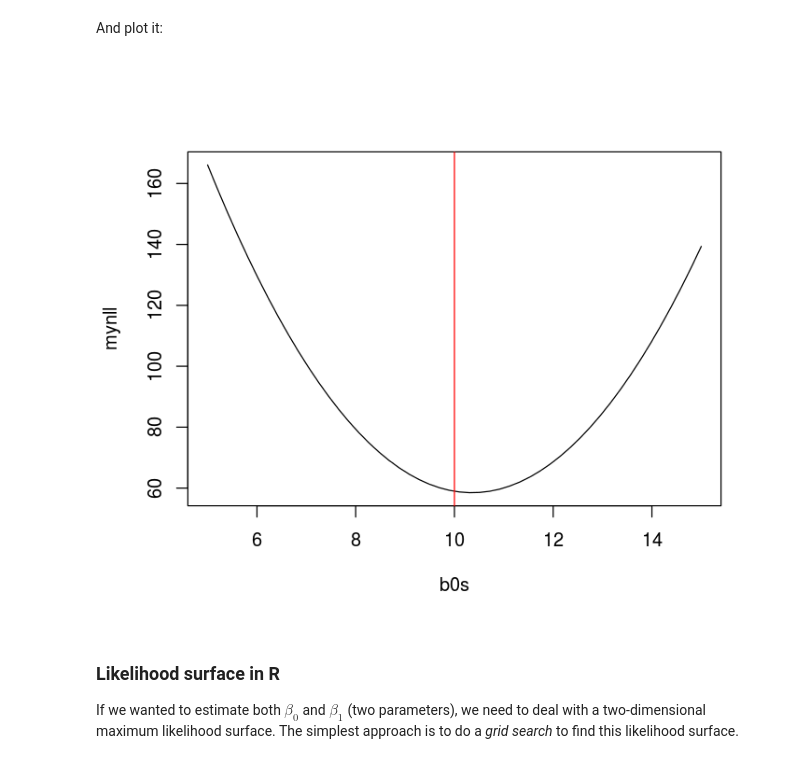
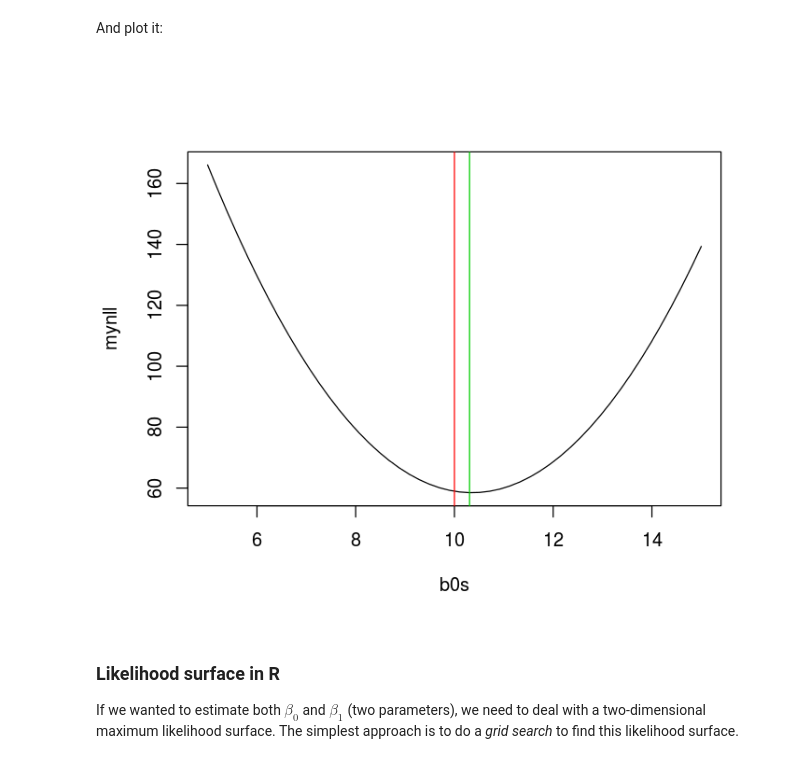
Before and after one commit to vectorbite/VBiTraining2, a Jupyter notebook: notebooks/Traits.ipynb, the cells around one changed output. Saved outputs shown, nothing was run; the diff lists cells and outputs as text; code cells hidden in the pictures.

```diff
--- a/notebooks/Traits.ipynb
+++ b/notebooks/Traits.ipynb
@@ -481,9 +481,9 @@ And plot it:
 # %%
 plot(b0s, mynll, type="l")
 abline(v=b0, col=2)
-abline(v=b0[which.min(mynll)], col=2)
+abline(v=b0s[which.min(mynll)], col=3)
 # %% [output]
-[figure, old version]
+[figure, new version]
 # %% [markdown]
 ### Likelihood surface in R
 
```
Also changed, not shown: parts of 11 cells of this notebook, 7 other files.
